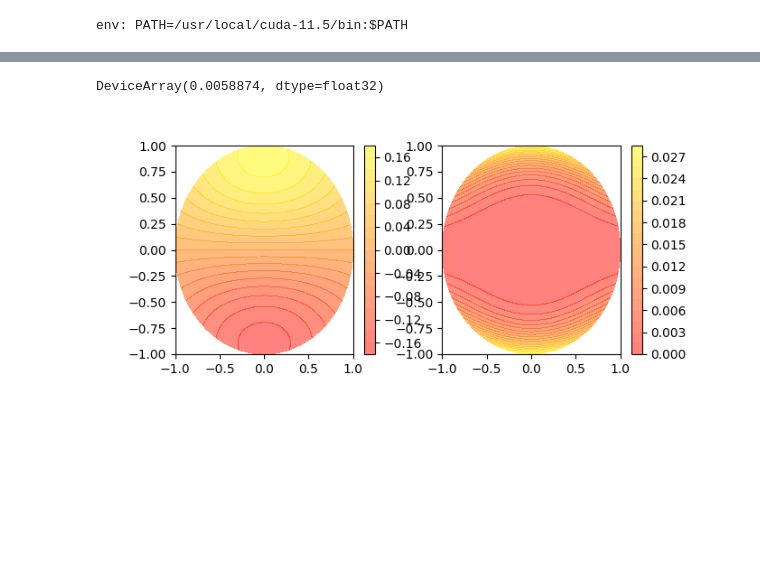
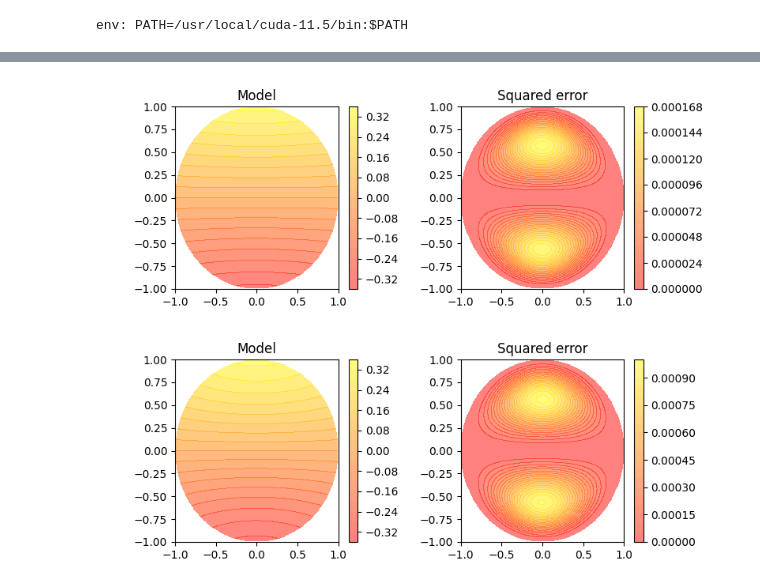
Before and after one commit to schaffer9/MagPI, a Jupyter notebook: stray_field_weak_kernel.ipynb, the cells around one changed output, grey strips where cells are left out. Cells and saved outputs as stored; diff of their text form; code cells hidden in the pictures; blank space fills up the shorter version.

Commit message:
Update poisson, add docs

```diff
--- a/stray_field_weak_kernel.ipynb
+++ b/stray_field_weak_kernel.ipynb
@@ -14,6 +21,6 @@ import matplotlib.pyplot as plt
 # %%
 domain = Sphere(1., (0., 0., 0.))
-x_dom = array(Sobol(3, seed=0).random_base2(8))
+x_dom = array(Sobol(3, seed=0).random_base2(10))
 x_dom = domain.transform(x_dom)
-x_bnd = array(Sobol(2, seed=1).random_base2(6))
+x_bnd = array(Sobol(2, seed=1).random_base2(8))
 x_bnd = domain.transform_bnd(x_bnd)
@@ -37,6 +46,32 @@ def phi2_solution(x, x_bnd):
         return (4 * pi * 1. ** 2) / (4 * pi * N) * dot(newton_kernel, _g)
 
     return vmap(kernel)(dist)
+
+
+
+def plot_result(sol, ax):
+    plt.sca(ax)
+    N = 200
+    x = np.linspace(-1, 1, N)
+    z = np.linspace(-1, 1, N)
+    X = np.array([_x for _x in itertools.product(x, z)])
+    _X = jnp.asarray(X)
+    _X = jnp.insert(_X, array([1]), zeros((N * N, 1)), 1)
+    phi = np.array(sol(_X))
+    phi[np.linalg.norm(X, axis=-1) > 1.] = np.nan
+
+    p = ax.contourf(x, z, phi.reshape(N, N).T, 20, cmap=plt.get_cmap("autumn"), alpha=0.5)
+    plt.colorbar(p)
+
+
+def plot_model(model):
+    fig = plt.figure(figsize=(8, 3))
+    ax1, ax2 = fig.subplots(1, 2)
+    fig.subplots_adjust(wspace=0.4)
+    plot_result(model, ax1)
+    ax1.set_title("Model")
+    plot_result(lambda x: (model(x) - x[..., 2] / 3) ** 2, ax2)
+    ax2.set_title("Squared error")
 # %%
 _x_bnd = array(Sobol(2, seed=123).random_base2(15))
 _x_bnd = domain.transform_bnd(_x_bnd)
@@ -237,12 +79,12 @@ def sol2(x):
-# %%
-y_sol = sol2(X)
-mean((y_analytic - y_sol) ** 2)
-# %% [output]
-DeviceArray(0.0058874, dtype=float32)
-# %%
-fig = plt.figure(figsize=(7, 3))
-ax1, ax2 = fig.subplots(1, 2)
-plot_sol(lambda x: sol2(x), ax1)
-plot_sol(lambda x: (x[..., 2] / 3 - sol2(x)) ** 2, ax2)
-# %% [output]
-[figure, removed]
+# %%
+X = concatenate([x_bnd, x_dom])
+u = lambda x: rbf(x, x_dom, gamma=0.1)
+
+coef = poisson_dirichlet_ecqp(u, lambda x: 0, x_dom, x_bnd, phi_bnd,
+    refine_regularization=0.5, refine_maxiter=10).params.primal
+
+model = vmap(lambda x: coef @ u(x))
+# %%
+plot_model(model)
+# %% [output]
+[figure, added]
@@ -248,0 +98,4 @@ plot_sol(lambda x: (x[..., 2] / 3 - sol2(x)) ** 2, ax2)
+# %%
+plot_model(model)
+# %% [output]
+[figure, added]
```
Also changed, not shown: parts of 20 cells of this notebook, 18 other files.
